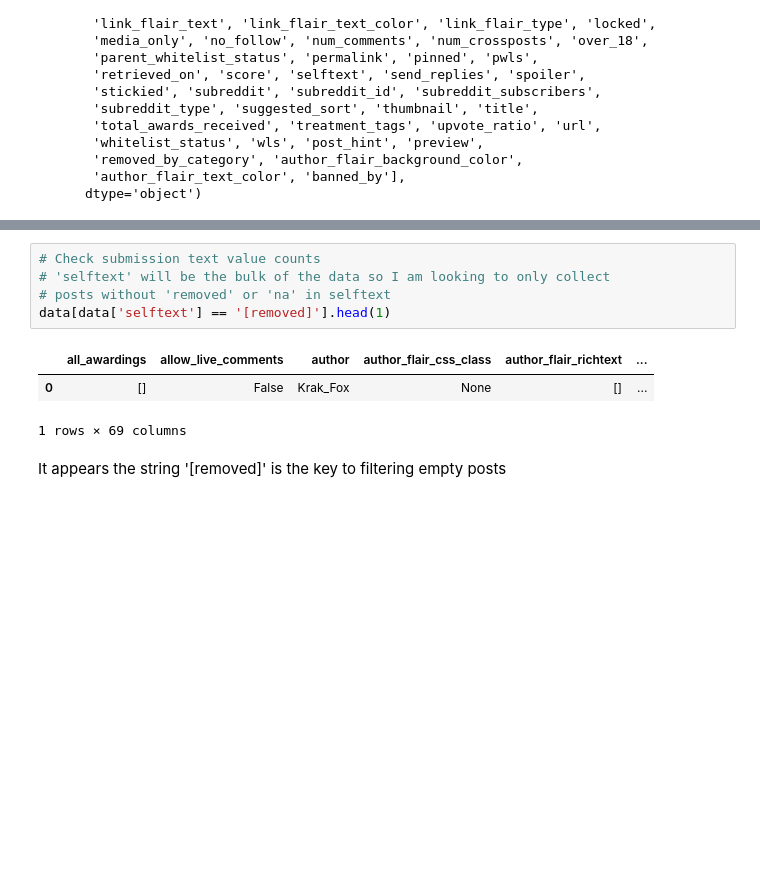
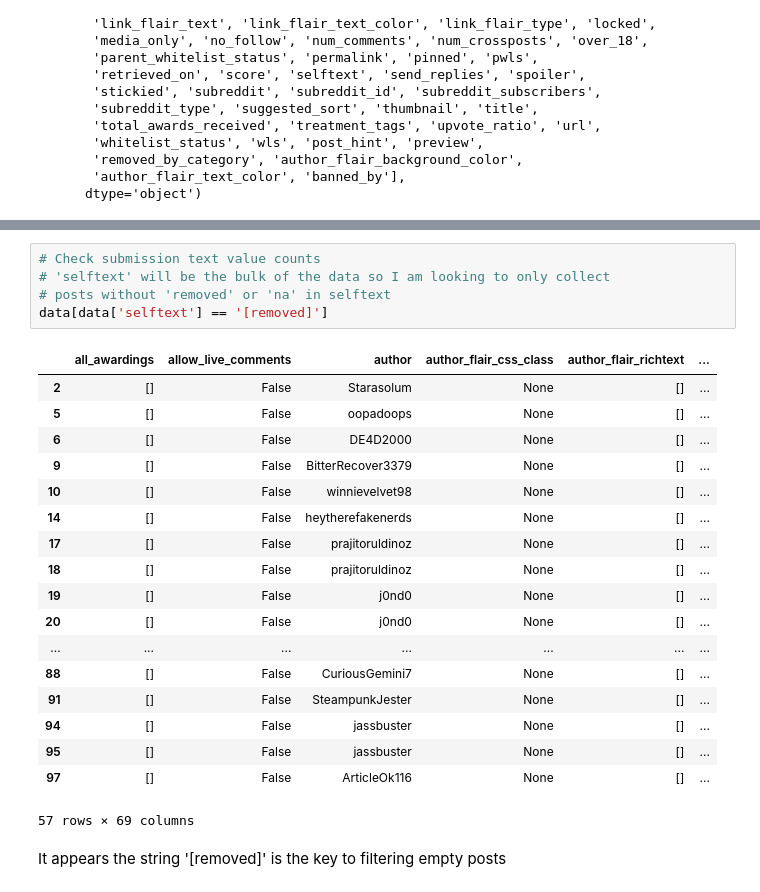
Before and after one commit to pezpet/general-assembly, a Jupyter notebook: projects/project-3-andres/code/data-collector.ipynb, the cells around one changed output, grey strips where cells are left out. Cells and saved outputs as stored; diff of their text form; blank space fills up the shorter version.

```diff
--- a/projects/project-3-andres/code/data-collector.ipynb
+++ b/projects/project-3-andres/code/data-collector.ipynb
@@ -40,12 +51,27 @@ data['created_utc'].min()
 # %%
 # Check submission text value counts
 # 'selftext' will be the bulk of the data so I am looking to only collect
 # posts without 'removed' or 'na' in selftext
-data[data['selftext'] == '[removed]'].head(1)
+data[data['selftext'] == '[removed]']
 # %% [output]
 |  | all_awardings | allow_live_comments | author | author_flair_css_class | author_flair_richtext | ... |
-| 0 | [] | False | Krak_Fox | None | [] | ... |
+| 2 | [] | False | Starasolum | None | [] | ... |
+| 5 | [] | False | oopadoops | None | [] | ... |
+| 6 | [] | False | DE4D2000 | None | [] | ... |
+| 9 | [] | False | BitterRecover3379 | None | [] | ... |
+| 10 | [] | False | winnievelvet98 | None | [] | ... |
+| 14 | [] | False | heytherefakenerds | None | [] | ... |
+| 17 | [] | False | prajitoruldinoz | None | [] | ... |
+| 18 | [] | False | prajitoruldinoz | None | [] | ... |
+| 19 | [] | False | j0nd0 | None | [] | ... |
+| 20 | [] | False | j0nd0 | None | [] | ... |
+| ... | ... | ... | ... | ... | ... | ... |
+| 88 | [] | False | CuriousGemini7 | None | [] | ... |
+| 91 | [] | False | SteampunkJester | None | [] | ... |
+| 94 | [] | False | jassbuster | None | [] | ... |
+| 95 | [] | False | jassbuster | None | [] | ... |
+| 97 | [] | False | ArticleOk116 | None | [] | ... |
-1 rows × 69 columns
+57 rows × 69 columns
 # %% [markdown]
 It appears the string '[removed]' is the key to filtering empty posts
 # %% [markdown]
```
Also changed, not shown: parts of 9 cells of this notebook.
